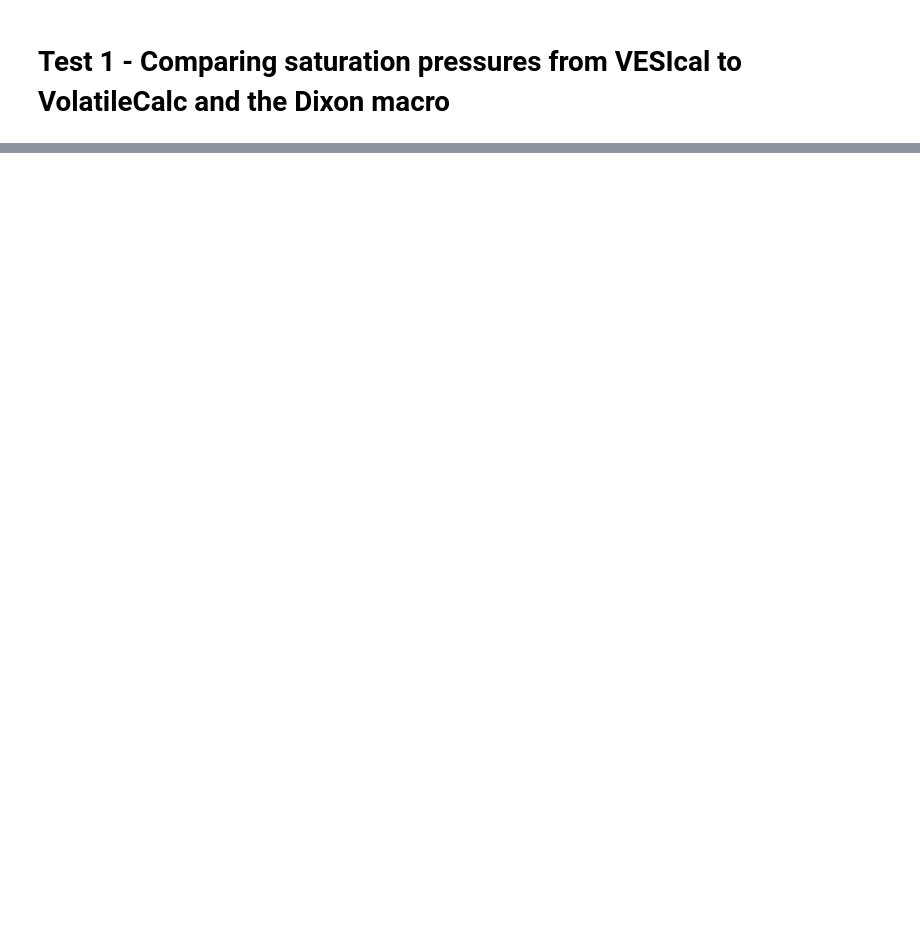
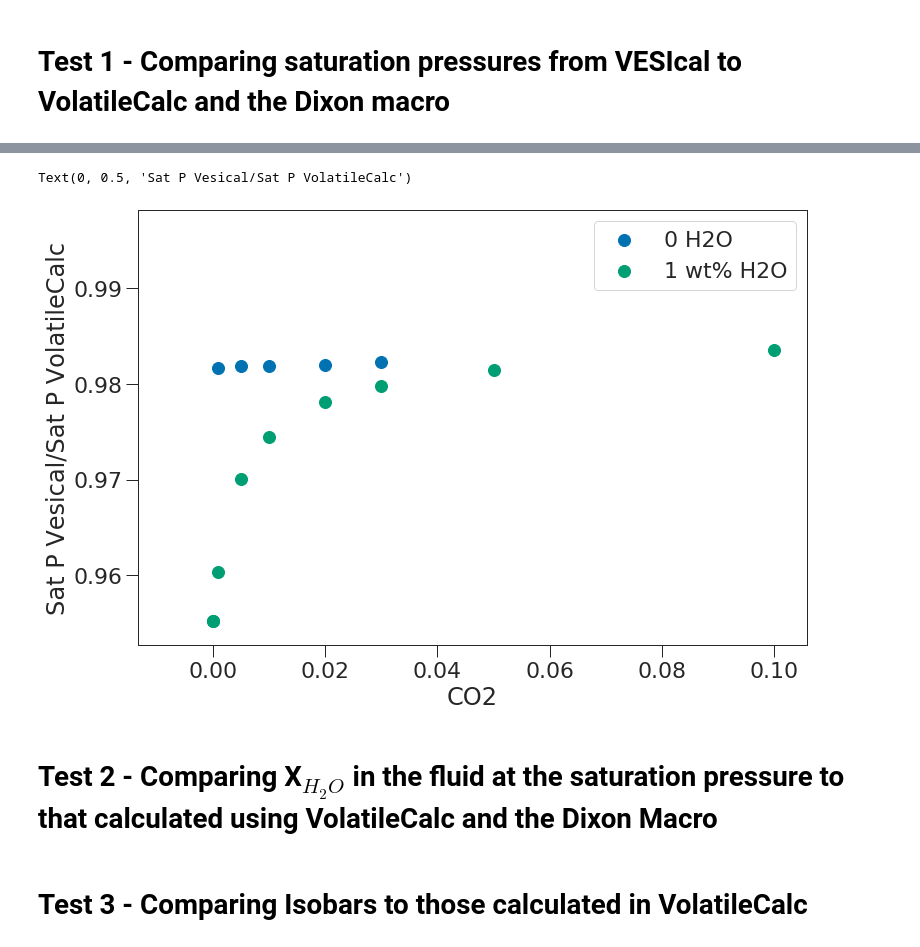
Before and after one commit to kaylai/VESIcal, a Jupyter notebook: Calibration/Testing/Testing_Dixon_1997(VolatileCalc).ipynb, the cells around one changed output, grey strips where cells are left out. Drawn from its saved outputs; the diff is of its cells as text; code cells hidden in the pictures; blank space fills up the shorter version.

```diff
--- a/Calibration/Testing/Testing_Dixon_1997(VolatileCalc).ipynb
+++ b/Calibration/Testing/Testing_Dixon_1997(VolatileCalc).ipynb
@@ -329,0 +165,21 @@ dissolved_noH2O=v.calculate_dissolved_volatiles(sample=bulk_comp, temperature=12
+# %%
+fig, (ax1) = plt.subplots(figsize = (12,8))
+font = {'family': 'sans-serif',
+        'color':  'black',
+        'weight': 'normal',
+        'size': 20,
+        }
+
+plt.scatter(satPs_wtemps_Dixon_1b.loc[satPs_wtemps_Dixon_1b.H2O==0, ['CO2']].values,
+            (satPs_wtemps_Dixon_1b.loc[satPs_wtemps_Dixon_1b.H2O==0, ['SaturationP_bars_VESIcal']]).values/(satPs_wtemps_Dixon_1b.loc[satPs_wtemps_Dixon_1b.H2O==0, ['P (bars)']]).values
+           ,label='0 H2O')
+plt.scatter(satPs_wtemps_Dixon_1b.loc[satPs_wtemps_Dixon_1b.H2O==1, ['CO2']].values,
+            (satPs_wtemps_Dixon_1b.loc[satPs_wtemps_Dixon_1b.H2O==1, ['SaturationP_bars_VESIcal']]).values/(satPs_wtemps_Dixon_1b.loc[satPs_wtemps_Dixon_1b.H2O==1, ['P (bars)']]).values
+           ,label='1 wt% H2O')
+
+plt.legend()
+plt.xlabel('CO2')
+plt.ylabel('Sat P Vesical/Sat P VolatileCalc')
+# %% [output]
+Text(0, 0.5, 'Sat P Vesical/Sat P VolatileCalc')
+[figure, added]
@@ -329,0 +216,2 @@ dissolved_noH2O=v.calculate_dissolved_volatiles(sample=bulk_comp, temperature=12
+# %% [markdown]
+# Test 2 - Comparing X$_{H_{2}O}$ in the fluid at the saturation pressure to that calculated using VolatileCalc and the Dixon Macro
@@ -329,0 +275,2 @@ dissolved_noH2O=v.calculate_dissolved_volatiles(sample=bulk_comp, temperature=12
+# %% [markdown]
+# Test 3 - Comparing Isobars to those calculated in VolatileCalc
```
Also changed, not shown: parts of 36 cells of this notebook, 1 other file.
